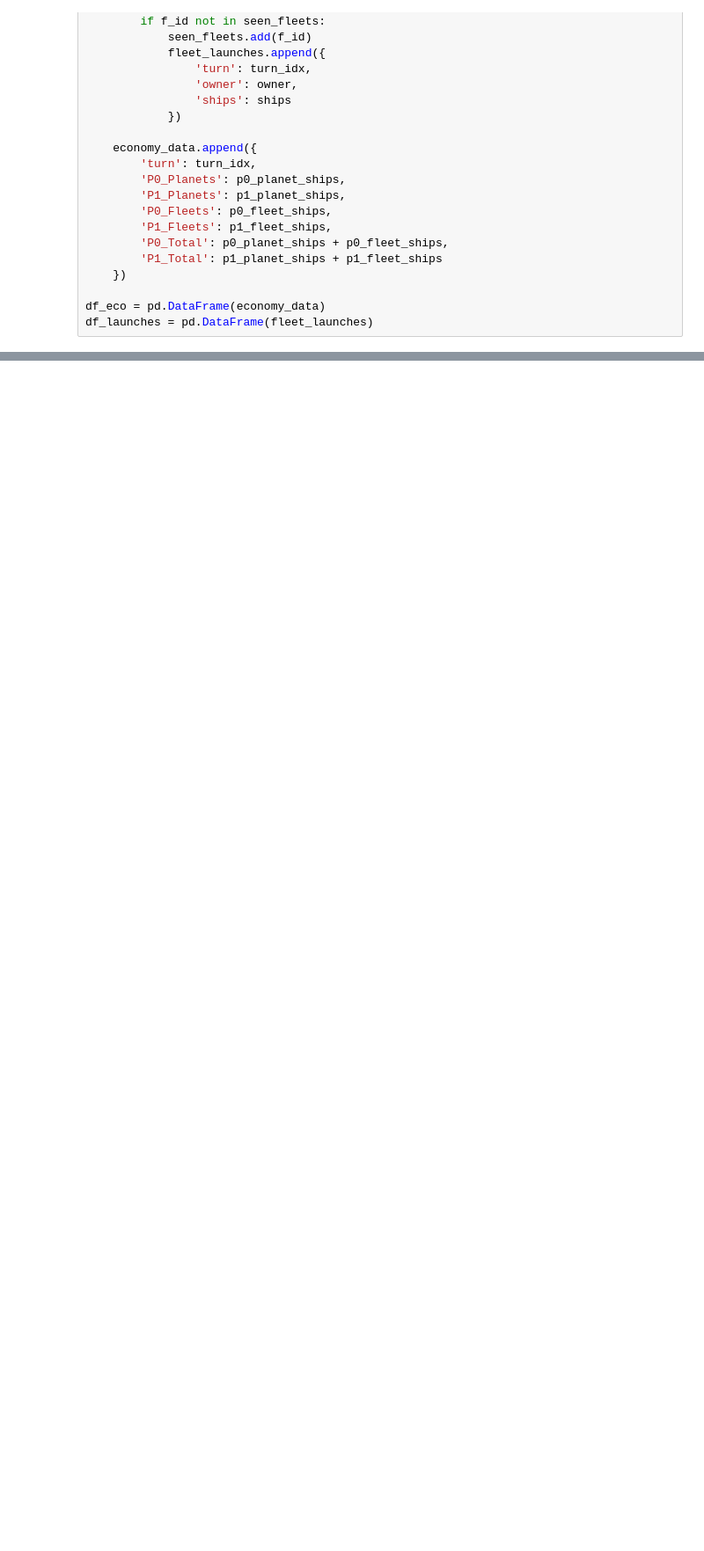
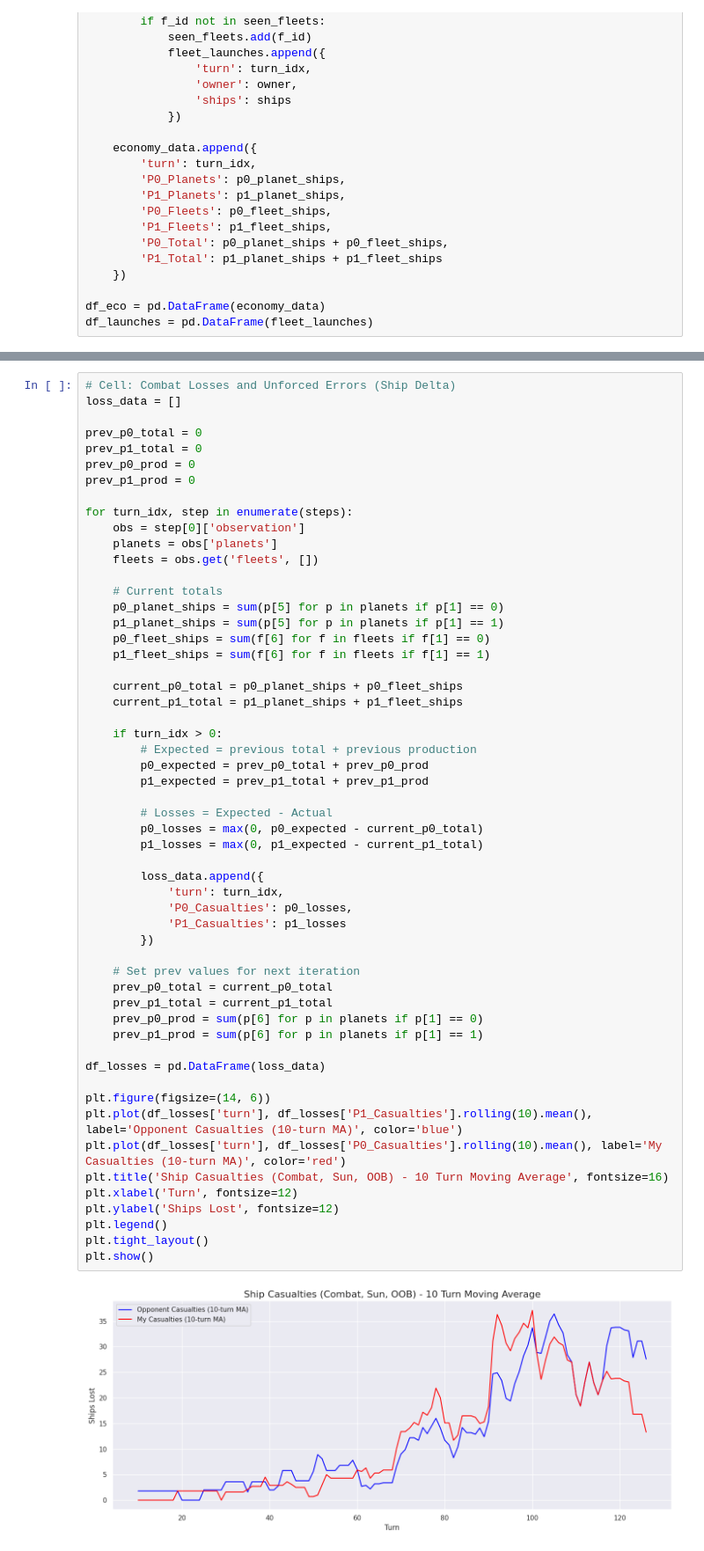
Before and after one commit to S4K50M/OrbitWars, a Jupyter notebook: eda/eda_replay.ipynb, the cells around one changed output, grey strips where cells are left out. Shown at 88% size. Saved outputs shown, nothing was run; the diff lists cells and outputs as text; blank space fills up the shorter version.

```diff
--- a/eda/eda_replay.ipynb
+++ b/eda/eda_replay.ipynb
@@ -212,0 +253,57 @@ plt.show()
+# %%
+# Cell: Combat Losses and Unforced Errors (Ship Delta)
+loss_data = []
+
+prev_p0_total = 0
+prev_p1_total = 0
+prev_p0_prod = 0
+prev_p1_prod = 0
+
+for turn_idx, step in enumerate(steps):
+    obs = step[0]['observation']
+    planets = obs['planets']
+    fleets = obs.get('fleets', [])
+
+    # Current totals
+    p0_planet_ships = sum(p[5] for p in planets if p[1] == 0)
+    p1_planet_ships = sum(p[5] for p in planets if p[1] == 1)
+    p0_fleet_ships = sum(f[6] for f in fleets if f[1] == 0)
+    p1_fleet_ships = sum(f[6] for f in fleets if f[1] == 1)
+
+    current_p0_total = p0_planet_ships + p0_fleet_ships
+    current_p1_total = p1_planet_ships + p1_fleet_ships
+
+    if turn_idx > 0:
+        # Expected = previous total + previous production
+        p0_expected = prev_p0_total + prev_p0_prod
+        p1_expected = prev_p1_total + prev_p1_prod
+
+        # Losses = Expected - Actual
+        p0_losses = max(0, p0_expected - current_p0_total)
+        p1_losses = max(0, p1_expected - current_p1_total)
+
+        loss_data.append({
+            'turn': turn_idx,
+            'P0_Casualties': p0_losses,
+            'P1_Casualties': p1_losses
+        })
+
+    # Set prev values for next iteration
+    prev_p0_total = current_p0_total
+    prev_p1_total = current_p1_total
+    prev_p0_prod = sum(p[6] for p in planets if p[1] == 0)
+    prev_p1_prod = sum(p[6] for p in planets if p[1] == 1)
+
+df_losses = pd.DataFrame(loss_data)
+
+plt.figure(figsize=(14, 6))
+plt.plot(df_losses['turn'], df_losses['P1_Casualties'].rolling(10).mean(), label='Opponent Casualties (10-turn MA)', color='blue')
+plt.plot(df_losses['turn'], df_losses['P0_Casualties'].rolling(10).mean(), label='My Casualties (10-turn MA)', color='red')
+plt.title('Ship Casualties (Combat, Sun, OOB) - 10 Turn Moving Average', fontsize=16)
+plt.xlabel('Turn', fontsize=12)
+plt.ylabel('Ships Lost', fontsize=12)
+plt.legend()
+plt.tight_layout()
+plt.show()
+# %% [output]
+[figure, added]
```
Also changed, not shown: parts of 11 cells of this notebook, 3 other files.
